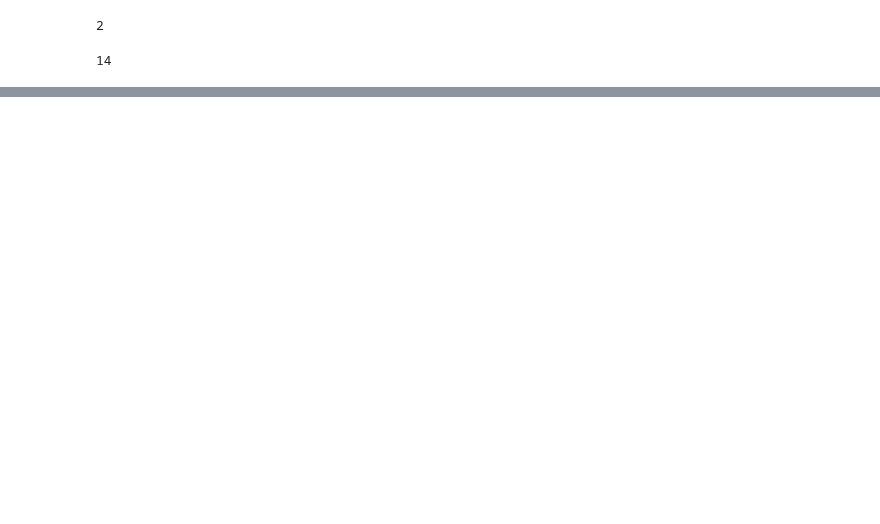
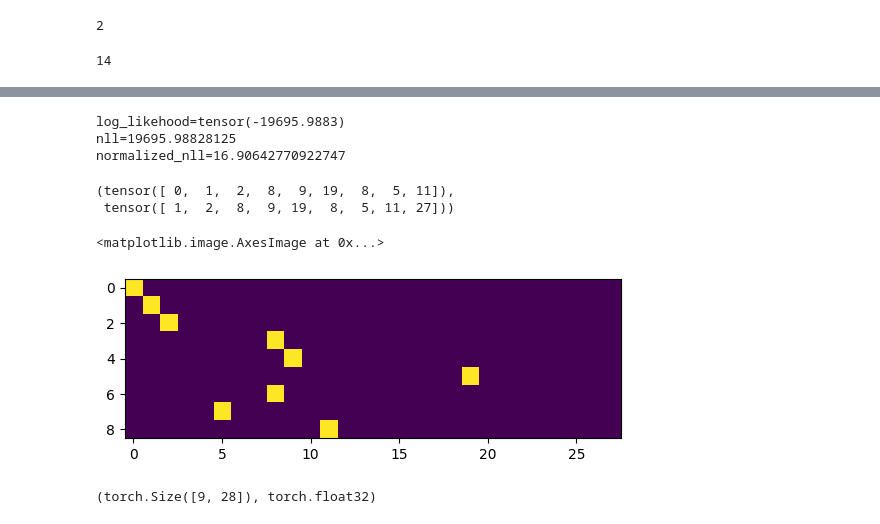
Before and after one commit to 0x41head/kaggle-playground, a Jupyter notebook: makemore-1.ipynb, the cells around one changed output, grey strips where cells are left out. Cells and saved outputs as stored; diff of their text form; code cells hidden in the pictures; blank space fills up the shorter version.

```diff
--- a/makemore-1.ipynb
+++ b/makemore-1.ipynb
@@ -39,0 +151,22 @@ sorted(b.items(),key=lambda k: -k[1])[:5]
+# %%
+log_likehood=0.0
+n=0
+
+for w in words:
+    n+=1
+    chs=["<S>"]+list(w)+["<E>"]
+    for c1,c2 in zip(chs,chs[1:]):
+        probs=P[charToInteger[c1]][charToInteger[c2]]
+        log=torch.log(probs)
+        log_likehood+=log
+        # print(f"{c1}{c2}  {probs=} {log=:.2f}")
+
+print(f"{log_likehood=}")
+nll=-log_likehood.item()
+print(f"{nll=}")
+normalized_nll=nll/n
+print(f"{normalized_nll=}")
+# %% [output]
+log_likehood=tensor(-19695.9883)
+nll=19695.98828125
+normalized_nll=16.90642770922747
@@ -39,0 +175,26 @@ sorted(b.items(),key=lambda k: -k[1])[:5]
+# %%
+xs,ys=[],[]
+for w in words[:1]:
+    chs=["<S>"]+list(w)+["<E>"]
+    for c1,c2 in zip(chs,chs[1:]):
+        xs.append(charToInteger[c1])
+        ys.append(charToInteger[c2])
+
+xs=torch.tensor(xs)
+ys=torch.tensor(ys)
+xs,ys
+# %% [output]
+(tensor([ 0,  1,  2,  8,  9, 19,  8,  5, 11]),
+ tensor([ 1,  2,  8,  9, 19,  8,  5, 11, 27]))
+# %%
+import torch.nn.functional as F
+xenc=F.one_hot(xs, num_classes=28).float()
+
+plt.imshow(xenc)
+# %% [output]
+<matplotlib.image.AxesImage at 0x...>
+[figure, added]
+# %%
+xenc.shape,xenc.dtype
+# %% [output]
+(torch.Size([9, 28]), torch.float32)
```
Also changed, not shown: parts of 21 cells of this notebook.
